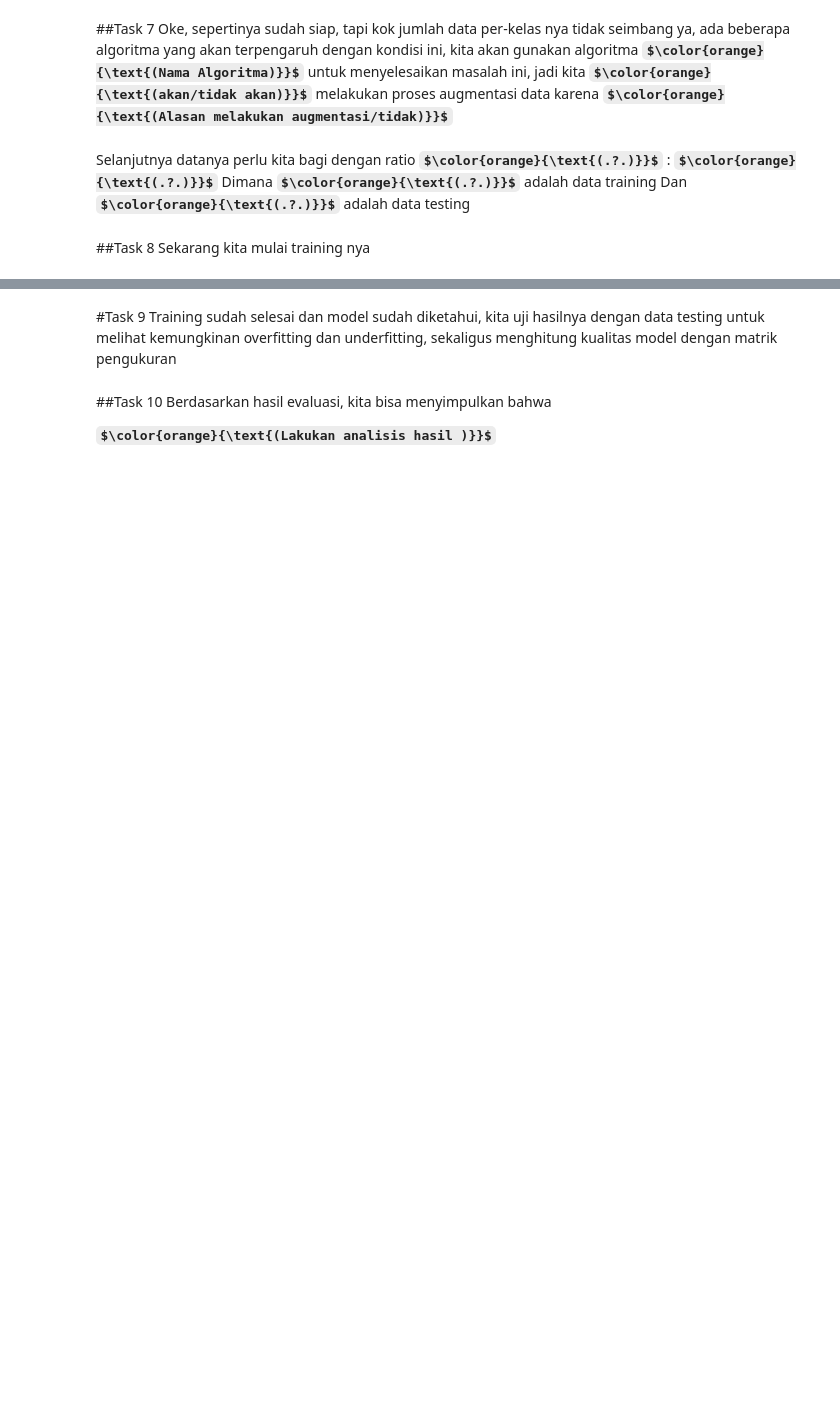
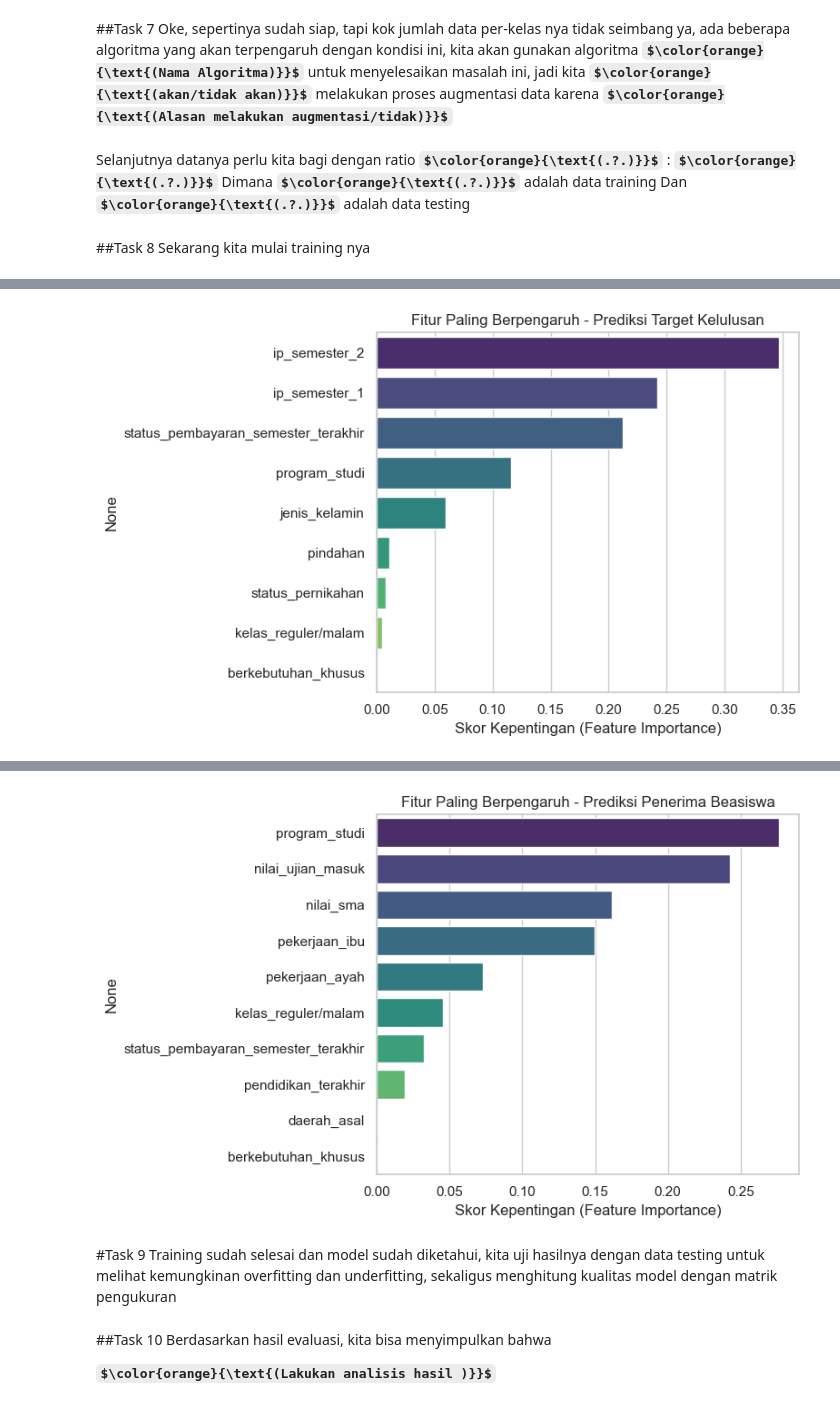
Before and after one commit to Yan-ac1/tugas, a Jupyter notebook: Tugas2/Tugas2.ipynb, the cells around one changed output, grey strips where cells are left out. Drawn from its saved outputs; the diff is of its cells as text; code cells hidden in the pictures; some formulas as TeX source; blank space fills up the shorter version.

```diff
--- a/Tugas2/Tugas2.ipynb
+++ b/Tugas2/Tugas2.ipynb
@@ -263,3 +476,14 @@ Dan **$\color{orange}{\text{(.?.)}}$** adalah data testing
+# %%
+# 1)	Lakukan pembagian data training dan testing
+# ...
+def splitnScale (X,y):
+    X_train, X_test, y_train, y_test = train_test_split(
+        X, y, test_size=0.2, random_state=42, stratify=y
+    )
+    scaler = StandardScaler()
+    X_train_scaled = scaler.fit_transform(X_train)
+    X_test_scaled = scaler.transform(X_test)
+    return X_train, X_test, y_train, y_test,X_train_scaled,X_test_scaled
 # %% [markdown]
 ##Task 8
 Sekarang kita mulai training nya
@@ -271,0 +490,58 @@ Sekarang kita mulai training nya
+# %%
+# 1)	Lakukan proses training dengan algoritma yang telah dipilih
+# ...
+feature_t = ['ip_semester_1', 'ip_semester_2', 'program_studi', 'kelas_reguler/malam',
+             'berkebutuhan_khusus', 'jenis_kelamin', 'status_pernikahan', 'pindahan',
+             'status_pembayaran_semester_terakhir']
+feature_b = ['nilai_sma', 'nilai_ujian_masuk', 'program_studi', 'kelas_reguler/malam',
+             'pendidikan_terakhir', 'daerah_asal', 'pekerjaan_ibu', 'pekerjaan_ayah',
+             'berkebutuhan_khusus', 'status_pembayaran_semester_terakhir']
+
+Xx = [dfg_clean[feature_t],dfg_clean[feature_b]]
+yy = [dfg_clean[target_t],dfg_clean[target_b]]
+
+for X, y, name in zip(Xx, yy, model_names):
+    print(f"Memulai Training : {name}\n")
+    X_train, X_test, y_train, y_test,X_train_scaled,X_test_scaled = splitnScale(X,y)
+    model = augment(X_train_scaled,y_train,
+                    n_estimator=100,
+                    max_depth=5,
+                    min_samples_leaf=5,
+                    min_samples_split=10)
+    y_pred = model.predict(X_test_scaled)
+    print("Akurasi Testing:", accuracy_score(y_test, y_pred))
+
+    print("\nClassification Report:")
+    print(classification_report(y_test, y_pred))
+
+# 2)	Lakukan evaluasi model dengan K-fold
+# ...
+    kf = KFold(n_splits=5, shuffle=True, random_state=42)
+    X_scaled_all = scaler.fit_transform(X) # Scale ulang full data khusus untuk CV
+    cv_scores = cross_val_score(model, X_scaled_all, y, cv=kf,scoring='accuracy')
+    print(f"\nAkurasi Cross-Validation (5 Lipatan): {cv_scores}")
+    print(f"Rata-rata Akurasi CV: {cv_scores.mean():.4f}")
+
+    train_acc = model.score(X_train_scaled, y_train)
+    test_acc = model.score(X_test_scaled, y_test)
+    print(f"\nAkurasi pada Data Latih (Training): {train_acc:.4f}")
+    print(f"Akurasi pada Data Uji (Testing)  : {test_acc:.4f}")
+
+    if train_acc > test_acc + 0.1:
+        print("-> Status: Model kemungkinan OVERFITTING (Terlalu menghafal data latih)")
+    elif test_acc > train_acc + 0.1:
+        print("-> Status: Model kemungkinan UNDERFITTING (Gagal menemukan pola)")
+    else:
+        print("-> Status: Model dalam batas wajar (Good Fit)")
+
+    plt.figure(figsize=(8, 5))
+    importances = model.feature_importances_
+    feat_names = X.columns
+    indices = importances.argsort()[::-1] # Urutkan dari yang paling penting
+
+    sns.barplot(x=importances[indices], y=feat_names[indices],hue=feat_names[indices], palette="viridis")
+    plt.title(f"Fitur Paling Berpengaruh - {name}")
+    plt.xlabel("Skor Kepentingan (Feature Importance)")
+    plt.tight_layout()
+    plt.show()
+# %% [output]
@@ -271,0 +565 @@ Sekarang kita mulai training nya
+[figure, added]
@@ -272,3 +583,4 @@ Sekarang kita mulai training nya
+[figure, added]
 # %% [markdown]
 #Task 9
 Training sudah selesai dan model sudah diketahui, kita uji hasilnya dengan data testing untuk melihat kemungkinan overfitting dan underfitting, sekaligus menghitung kualitas model dengan matrik pengukuran
```
Also changed, not shown: parts of 10 cells of this notebook, 1 other file.
